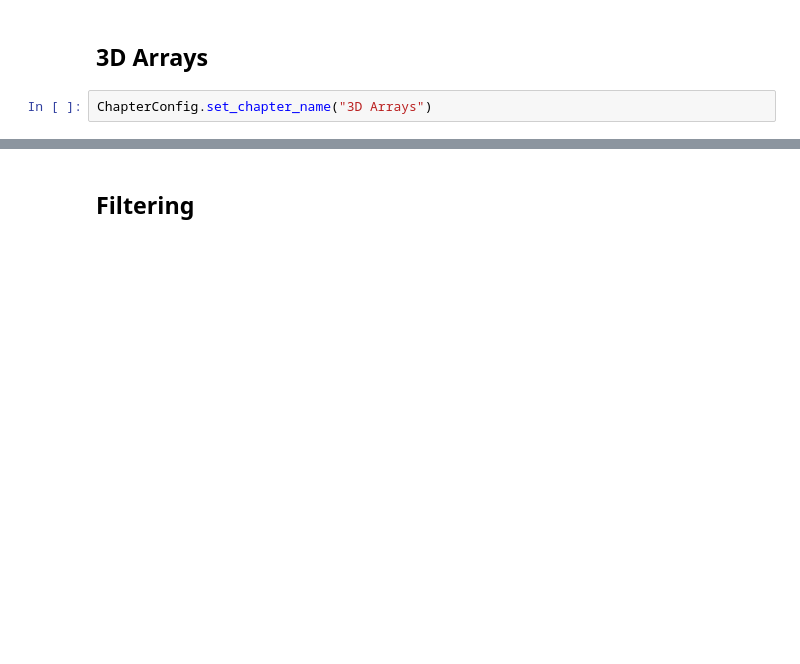
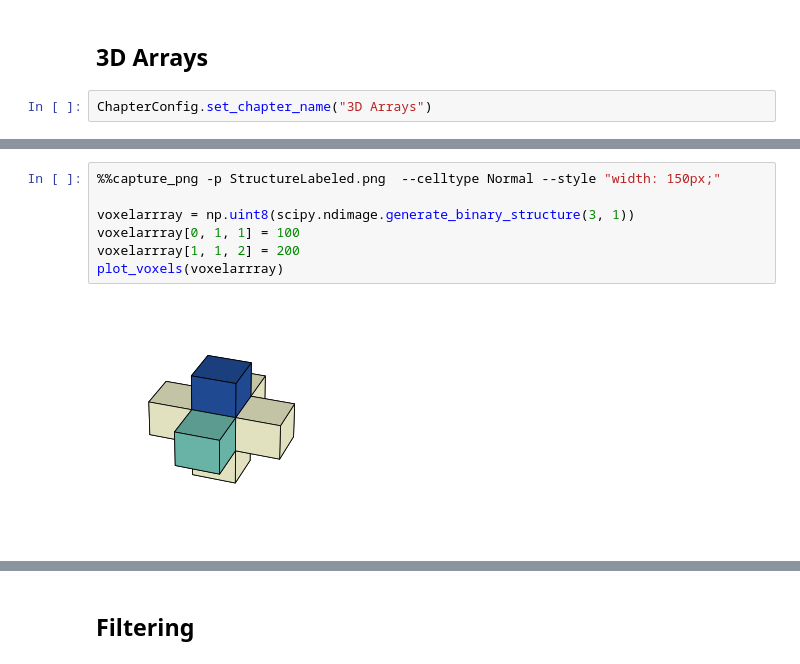
Before and after one commit to kolibril13/plywood-gallery-minimal-example, a Jupyter notebook: gallery.ipynb, the cells around one changed output, grey strips where cells are left out. Cells and saved outputs as stored; diff of their text form; blank space fills up the shorter version.

```diff
--- a/gallery.ipynb
+++ b/gallery.ipynb
@@ -136,0 +137,9 @@ plot_voxels(stacked_array, aspect=(1, 2, 1))
+# %%
+%%capture_png -p StructureLabeled.png  --celltype Normal --style "width: 150px;"
+
+voxelarrray = np.uint8(scipy.ndimage.generate_binary_structure(3, 1))
+voxelarrray[0, 1, 1] = 100
+voxelarrray[1, 1, 2] = 200
+plot_voxels(voxelarrray)
+# %% [output]
+[figure, added]
```
Also changed, not shown: parts of 10 cells of this notebook, 20 other files.
